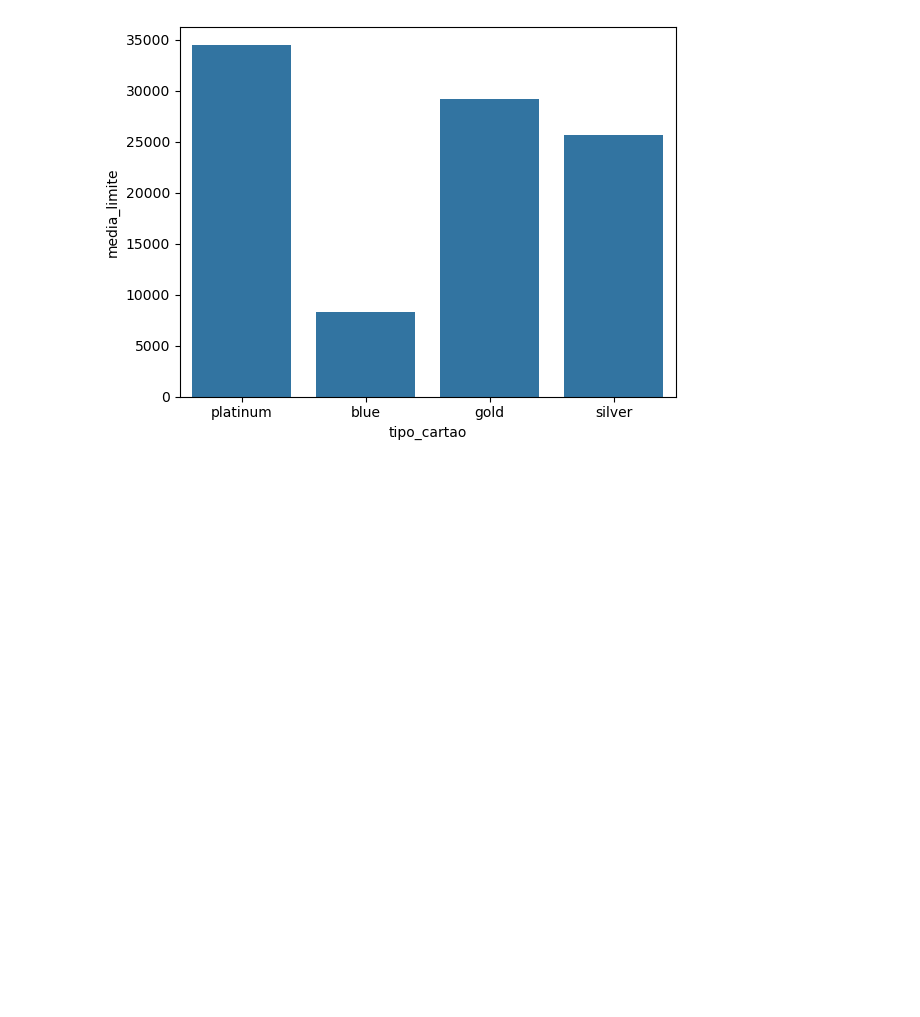
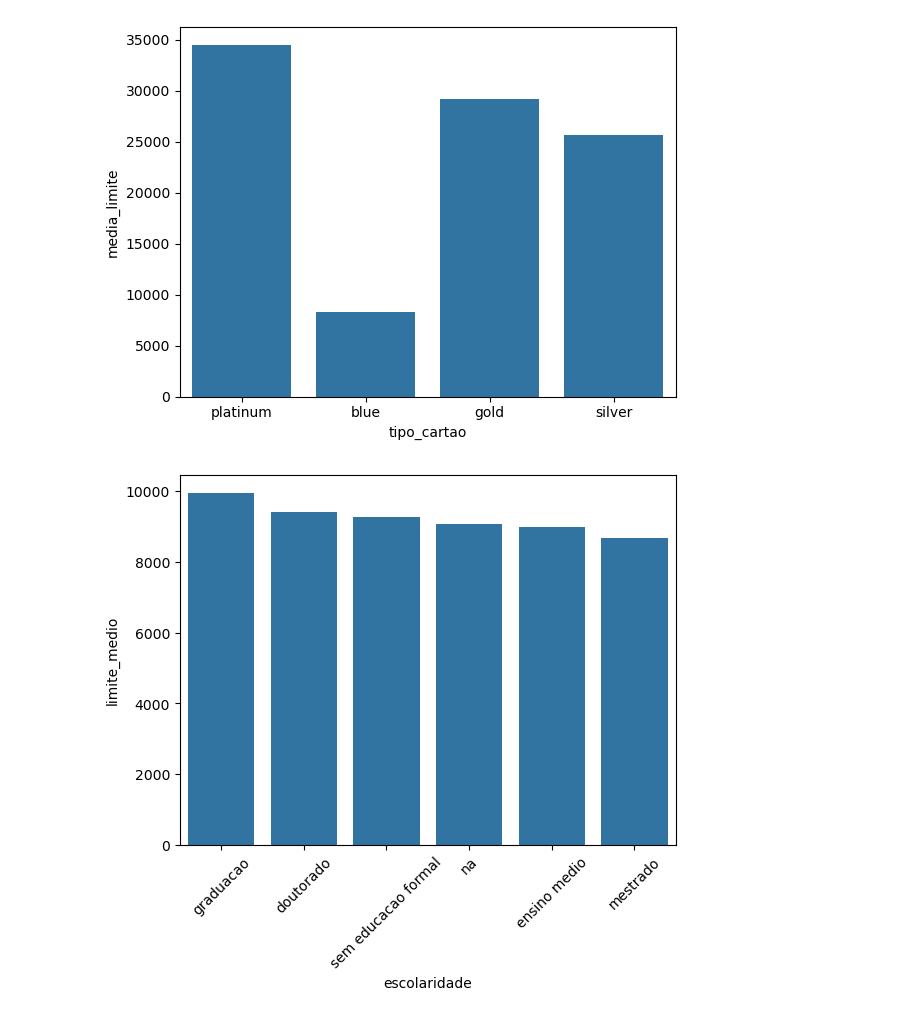
Before and after one commit to MatheusFilipeASilva/Projeto_Final_SQL_Credito, a Jupyter notebook: Untitled.ipynb, the cells around one changed output. Saved outputs shown, nothing was run; the diff lists cells and outputs as text; code cells hidden in the pictures; blank space fills up the shorter version.

Commit message:
Adicionando o grafico Escolaridade vs Limite medio

```diff
--- a/Untitled.ipynb
+++ b/Untitled.ipynb
@@ -52,3 +52,12 @@ plt.savefig("tipo_cartao_vs_media_limite", dpi = 300, bbox_inches = "tight")
 plt.show()
 # %% [output]
 [figure]
+# %%
+plt.close('all')
+escolaridade = pd.read_csv("escolaridade vs limite_credito.csv")
+sns.barplot(data = escolaridade, x = "escolaridade", y = "limite_medio")
+plt.savefig("Grafico Escolaridade vs Limite Medio")
+plt.xticks(rotation = 45)
+plt.show()
+# %% [output]
+[figure, added]
```
Also changed, not shown: 2 other files.
